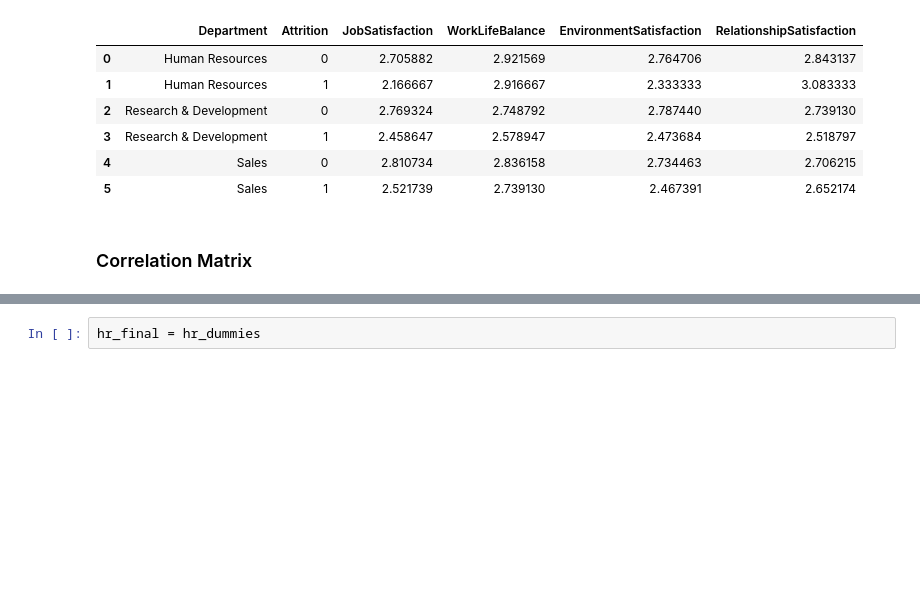
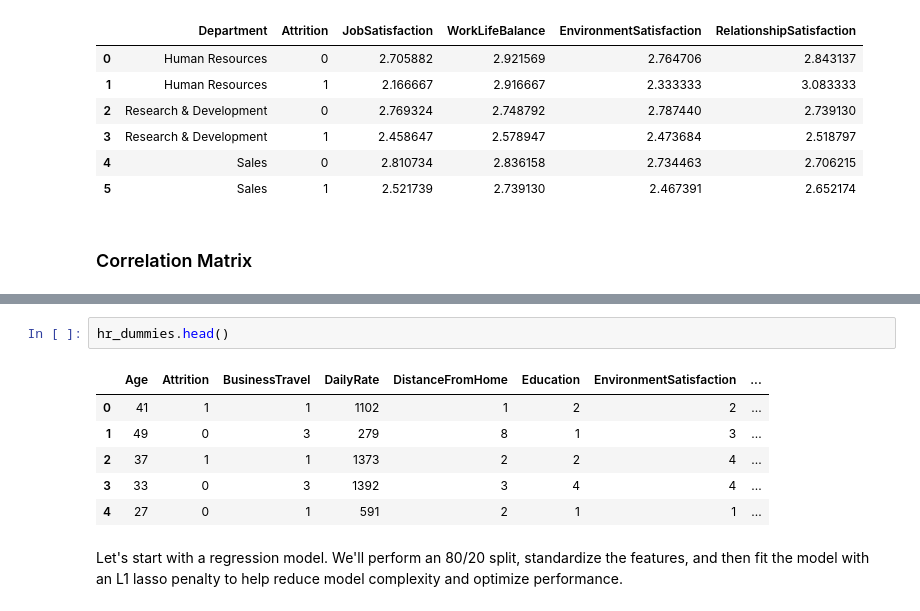
Before and after one commit to mlpost/Data-Projects, a Jupyter notebook: Kaggle HR Analytics/Predicting Attrition and Engagement/attritionAndEngagementAnalysis.ipynb, the cells around one changed output, grey strips where cells are left out. Cells and saved outputs as stored; diff of their text form; blank space fills up the shorter version.

```diff
--- a/Kaggle HR Analytics/Predicting Attrition and Engagement/attritionAndEngagementAnalysis.ipynb
+++ b/Kaggle HR Analytics/Predicting Attrition and Engagement/attritionAndEngagementAnalysis.ipynb
@@ -333,3 +415,13 @@ hr_final = hr_dummies[['Attrition','RelationshipSatisfaction','WorkLifeBalance',
-# %%
-hr_final = hr_dummies
+# %%
+hr_dummies.head()
+# %% [output]
+|  | Age | Attrition | BusinessTravel | DailyRate | DistanceFromHome | Education | EnvironmentSatisfaction | ... |
+| 0 | 41 | 1 | 1 | 1102 | 1 | 2 | 2 | ... |
+| 1 | 49 | 0 | 3 | 279 | 8 | 1 | 3 | ... |
+| 2 | 37 | 1 | 1 | 1373 | 2 | 2 | 4 | ... |
+| 3 | 33 | 0 | 3 | 1392 | 3 | 4 | 4 | ... |
+| 4 | 27 | 0 | 1 | 591 | 2 | 1 | 1 | ... |
+# %% [markdown]
+Let's start with a regression model.
+We'll perform an 80/20 split, standardize the features, and then fit the model with an L1 lasso penalty to help reduce model complexity and optimize performance.
 # %%
```
Also changed, not shown: parts of 31 cells of this notebook.
